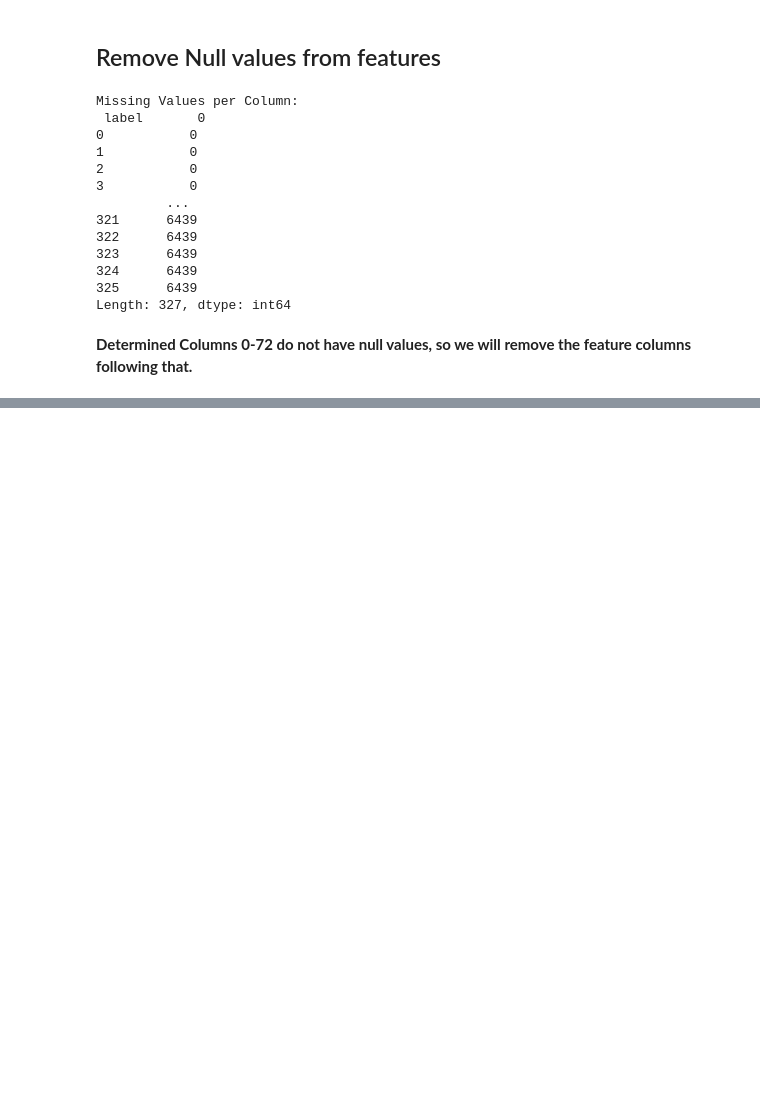
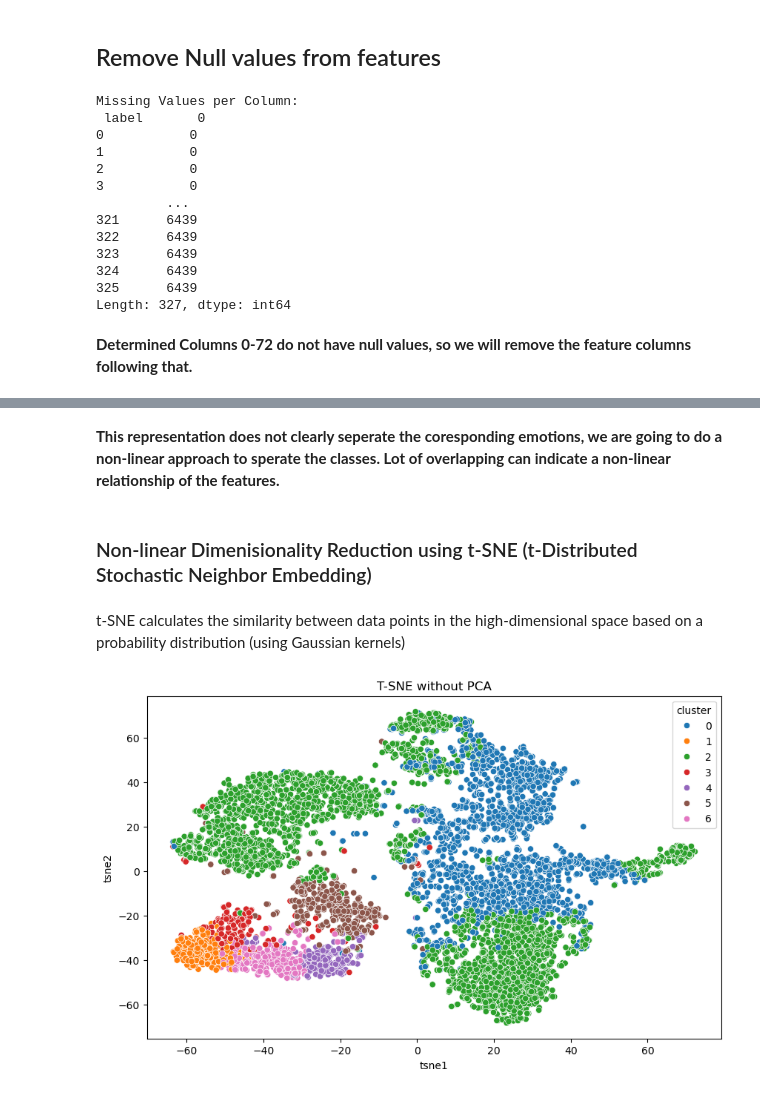
Before and after one commit to Amehroke/Emotion-Recognition, a Jupyter notebook: notebooks/EDA.ipynb, the cells around one changed output, grey strips where cells are left out. Saved outputs shown, nothing was run; the diff lists cells and outputs as text; code cells hidden in the pictures; blank space fills up the shorter version.

```diff
--- a/notebooks/EDA.ipynb
+++ b/notebooks/EDA.ipynb
@@ -323,0 +365,25 @@ df_filtered.to_csv('cleaned_features.csv', index=False)
+# %% [markdown]
+**This representation does not clearly seperate the coresponding emotions, we are going to do a non-linear approach to sperate the classes. Lot of overlapping can indicate a non-linear relationship of the features.**
+# %% [markdown]
+### Non-linear Dimenisionality Reduction using t-SNE (t-Distributed Stochastic Neighbor Embedding)
+# %% [markdown]
+t-SNE calculates the similarity between data points in the high-dimensional space based on a probability distribution (using Gaussian kernels)
+# %%
+from sklearn.manifold import TSNE
+
+# K-Means Clustering
+kmeans = KMeans(n_clusters=len(data['label'].unique()))
+data['cluster'] = kmeans.fit_predict(features)
+
+tsne = TSNE(n_components=2, perplexity=30, random_state=42)
+tsne_features = tsne.fit_transform(features)
+data['tsne1'] = tsne_features[:, 0]
+data['tsne2'] = tsne_features[:, 1]
+
+
+plt.figure(figsize=(10, 6))
+sns.scatterplot(data=data, x='tsne1', y='tsne2', hue='cluster', palette='tab10')
+plt.title("T-SNE without PCA")
+plt.show()
+# %% [output]
+[figure, added]
```
Also changed, not shown: parts of 7 cells of this notebook, 3 other files.
